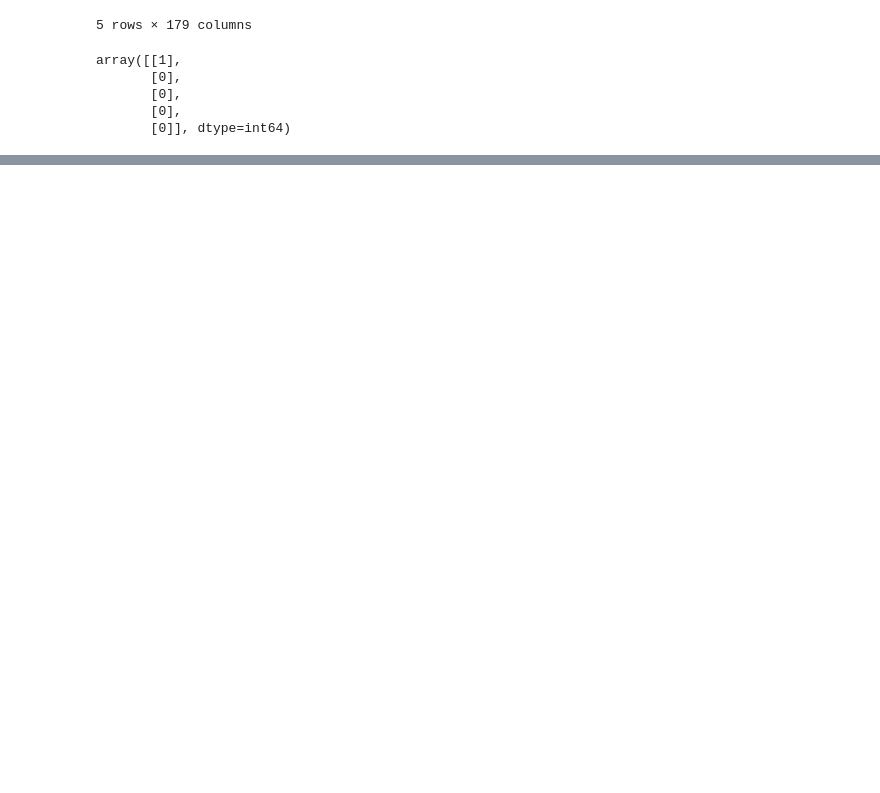
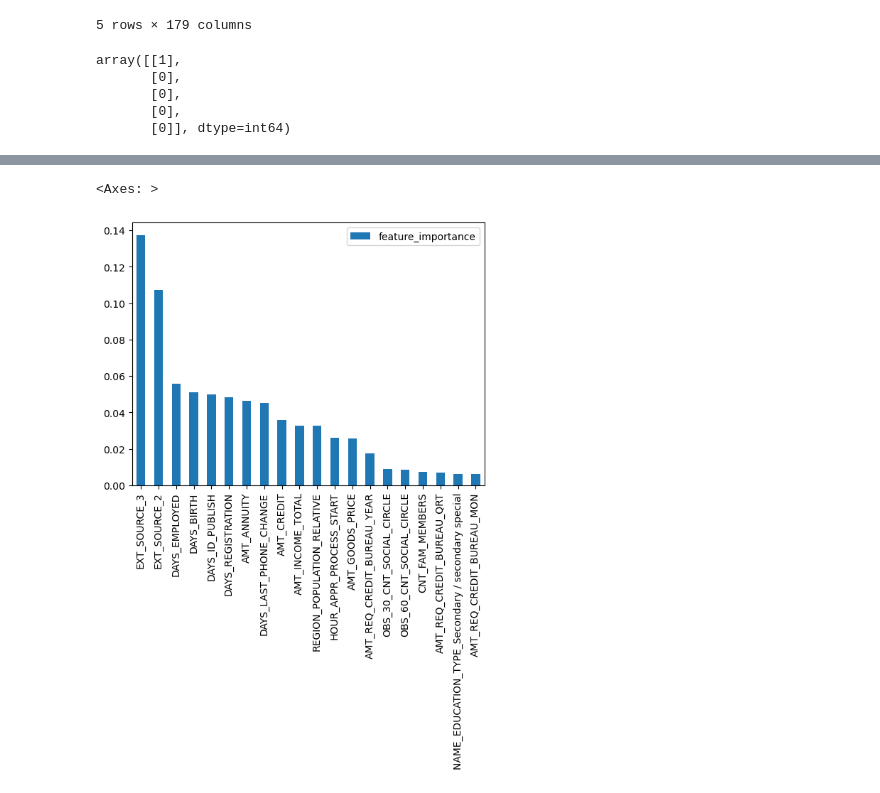
Before and after one commit to rwoodill/credit-card-defaulters, a Jupyter notebook: Documents/testing.ipynb, the cells around one changed output, grey strips where cells are left out. Drawn from its saved outputs; the diff is of its cells as text; code cells hidden in the pictures; blank space fills up the shorter version.

Commit message:
some plot

```diff
--- a/Documents/testing.ipynb
+++ b/Documents/testing.ipynb
@@ -108,0 +111,10 @@ weighted avg       0.95      0.95      0.95     76763
+# %%
+# feature importance plot
+feature_importance = model.feature_importances_
+#plt.bar(range(len(model.feature_importances_)),model.feature_importances_)
+columns_names = X.columns.tolist()
+df_feature_importance = pd.DataFrame(feature_importance,index=columns_names,columns=['feature_importance'])
+#df_feature_importance.reset_index(inplace=True)
+df_feature_importance.sort_values(by='feature_importance',inplace=True,ascending=False)
+df_feature_importance_top20 = df_feature_importance[:20]
+df_feature_importance_top20.info()
@@ -108,0 +130,5 @@ weighted avg       0.95      0.95      0.95     76763
+# %%
+df_feature_importance_top20.plot.bar()
+# %% [output]
+<Axes: >
+[figure, added]
```
Also changed, not shown: parts of 6 cells of this notebook, 1 other file.
